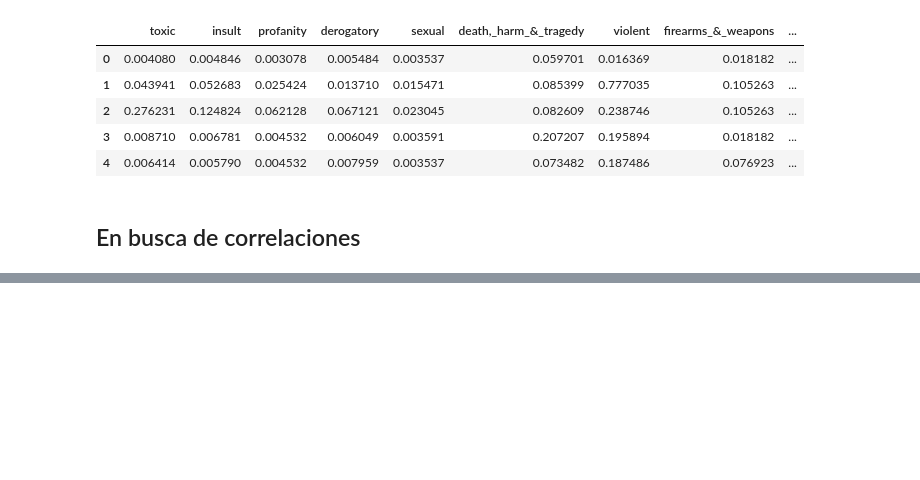
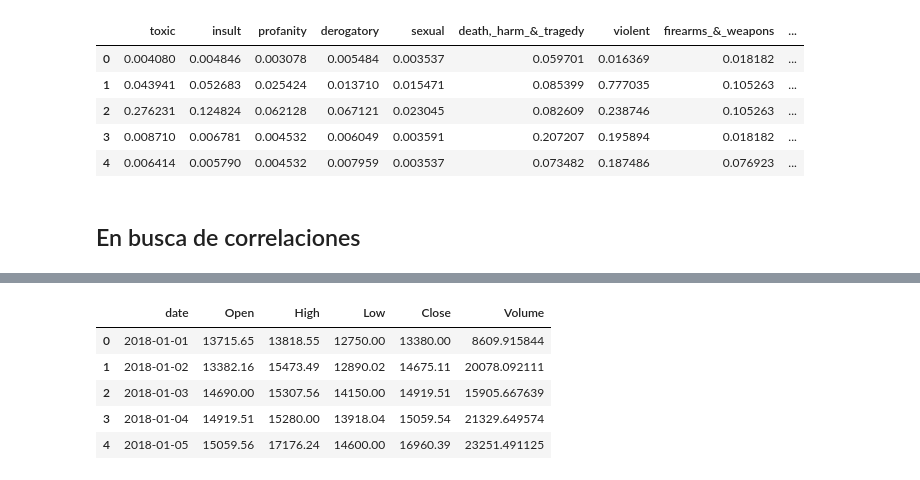
Before and after one commit to Emmanuel-Guerreiro/ciencia-datos-integrador, a Jupyter notebook: integrador/segunda-entrega/main.ipynb, the cells around one changed output, grey strips where cells are left out. Cells and saved outputs as stored; diff of their text form; code cells hidden in the pictures; blank space fills up the shorter version.

```diff
--- a/integrador/segunda-entrega/main.ipynb
+++ b/integrador/segunda-entrega/main.ipynb
@@ -203,0 +212,31 @@ plot_google_vs_btc_deltas('legal')
+# %%
+# Cargar datos históricos de Bitcoin
+import pandas as pd
+import numpy as np
+from datetime import datetime, timedelta
+import matplotlib.pyplot as plt
+import matplotlib.dates as mdates
+
+# Cargar datos históricos de Bitcoin (15 minutos)
+btc_data = pd.read_csv('../data/btc_15m_data_2018_to_2025.csv')
+
+# Convertir columna de tiempo a datetime
+btc_data['Open time'] = pd.to_datetime(btc_data['Open time'])
+btc_data['date'] = btc_data['Open time'].dt.date
+
+# Crear datos diarios agregando por día (usando el precio de cierre del último período del día)
+btc_daily = btc_data.groupby('date').agg({
+    'Open': 'first',
+    'High': 'max',
+    'Low': 'min',
+    'Close': 'last',
+    'Volume': 'sum'
+}).reset_index()
+
+# Convertir date a datetime para facilitar cálculos
+btc_daily['date'] = pd.to_datetime(btc_daily['date'])
+
+print(f"Datos de Bitcoin cargados: {len(btc_daily)} días")
+print(f"Rango de fechas: {btc_daily['date'].min()} a {btc_daily['date'].max()}")
+btc_daily.head()
+# %% [output]
@@ -203,0 +245,6 @@ plot_google_vs_btc_deltas('legal')
+|  | date | Open | High | Low | Close | Volume |
+| 0 | 2018-01-01 | 13715.65 | 13818.55 | 12750.00 | 13380.00 | 8609.915844 |
+| 1 | 2018-01-02 | 13382.16 | 15473.49 | 12890.02 | 14675.11 | 20078.092111 |
+| 2 | 2018-01-03 | 14690.00 | 15307.56 | 14150.00 | 14919.51 | 15905.667639 |
+| 3 | 2018-01-04 | 14919.51 | 15280.00 | 13918.04 | 15059.54 | 21329.649574 |
+| 4 | 2018-01-05 | 15059.56 | 17176.24 | 14600.00 | 16960.39 | 23251.491125 |
```
Also changed, not shown: parts of 25 cells of this notebook.
